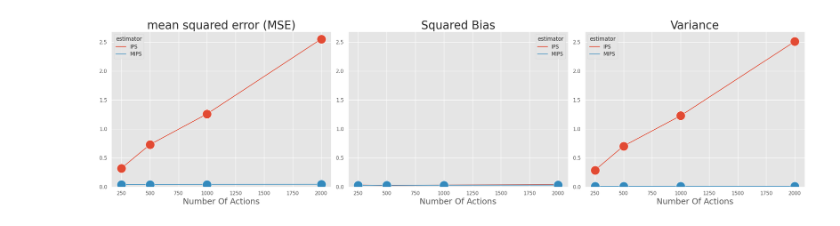
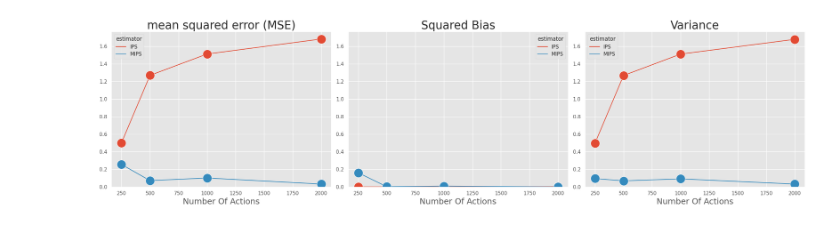
Before and after one commit to tatsuki1107/cfml_tutorial, a Jupyter notebook: action_embed/mips.ipynb, the cells around one changed output. Cells and saved outputs as stored; diff of their text form; code cells hidden in the pictures.

Commit message:
update: support for multi-dimensional action embeddings in action_embed

```diff
--- a/action_embed/mips.ipynb
+++ b/action_embed/mips.ipynb
@@ -18,17 +18,17 @@ n_actions_list=[250, 500, 1000, 2000]
 
 # 定数
 dim_context=5
-n_category=10
-p_e_a_param_std=1.
-random_state=12345
+n_cat_dim=3
+n_cat_per_dim=5
+latent_param_mat_dim=4
 val_size=1000
-test_size=10000
+test_size=100000
 eps=0.1
 reward_noise=1.0
-beta=0.0
-n_sim=1000
-is_category_probabialistic=True
+beta=1.0
+n_sim=100
 estimator_to_pscore_dict={"IPS": "action", "MIPS": "category"}
+random_state=12345
 # %%
 # experiment-1 varying n_actions under the assumption that p(r|x,a,e) = p(r|x,e)
 
@@ -38,10 +38,12 @@ for n_actions in n_actions_list:
     dataset = SyntheticBanditDatasetWithActionEmbeds(
         n_actions=n_actions,
         dim_context=dim_context,
-        n_category=n_category,
-        is_category_probabialistic=is_category_probabialistic,
+        n_cat_dim=n_cat_dim,
+        n_cat_per_dim=n_cat_per_dim,
+        latent_param_mat_dim=latent_param_mat_dim,
         reward_noise=reward_noise,
-        beta=beta
+        beta=beta,
+        random_state=random_state
     )
 
     test_data = dataset.obtain_batch_bandit_feedback(n_rounds=test_size)
@@ -51,29 +53,17 @@ for n_actions in n_actions_list:
     )
 
     result_list = []
-    for seed in tqdm(range(n_sim), desc=f"n_actions={n_actions}..."):
+    for _ in tqdm(range(n_sim), desc=f"n_actions={n_actions}..."):
 
         # generate synthetic data
-        dataset = SyntheticBanditDatasetWithActionEmbeds(
-            n_actions=n_actions,
-            dim_context=dim_context,
-            n_category=n_category,
-            is_category_probabialistic=is_category_probabialistic,
-            reward_noise=reward_noise,
-            beta=beta,
-            random_state=seed
-        )
         val_data = dataset.obtain_batch_bandit_feedback(n_rounds=val_size)
 
         # evaluation policy
         evaluation_policy = gen_eps_greedy(expected_reward=val_data["expected_reward"], eps=eps)
-        evaluation_policy_pscore = evaluation_policy[np.arange(val_size), val_data["action"]].copy()
-        _, evaluation_policy_pscore_dict = dataset.aggregate_propensity_score(
+        evaluation_policy_pscore_dict = dataset.aggregate_propensity_score(
             pi=evaluation_policy,
             action=val_data["action"],
-            p_e_a=val_data["p_e_a"],
-            category=val_data["category"],
-            pscore=evaluation_policy_pscore
+            action_context=val_data["action_context"],
         )
 
         # off policy evaluation
@@ -99,7 +89,6 @@ for n_actions in n_actions_list:
 
 result_df = pd.concat(result_df_list).reset_index(level=0)
 # %%
-indicator = result_df["estimator"].isin(['IPS'])
 visualize_mean_squared_error(result_df=result_df, xlabel="Number Of Actions")
 # %% [output]
-[figure, old version]
+[figure, new version]
```
Also changed, not shown: parts of 6 cells of this notebook, 4 other files.
